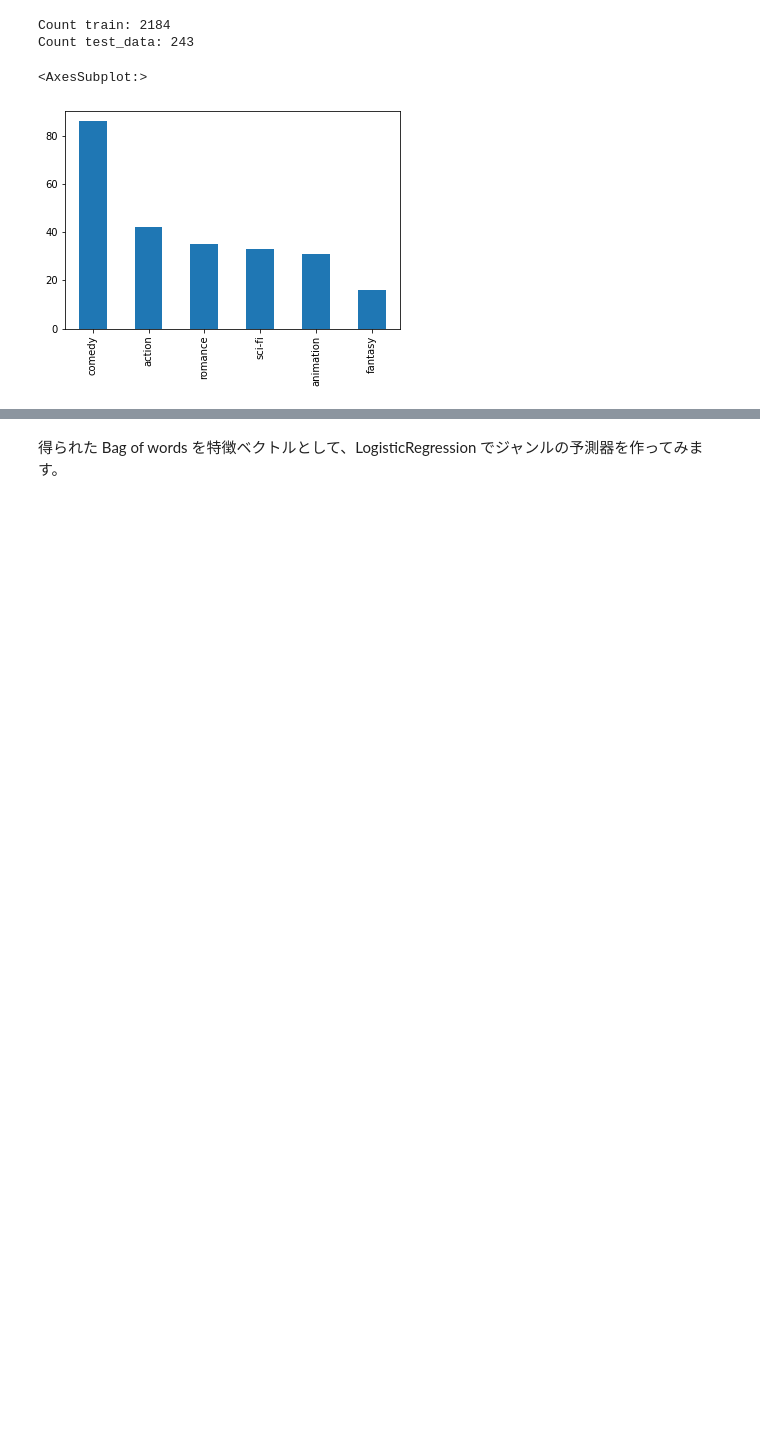
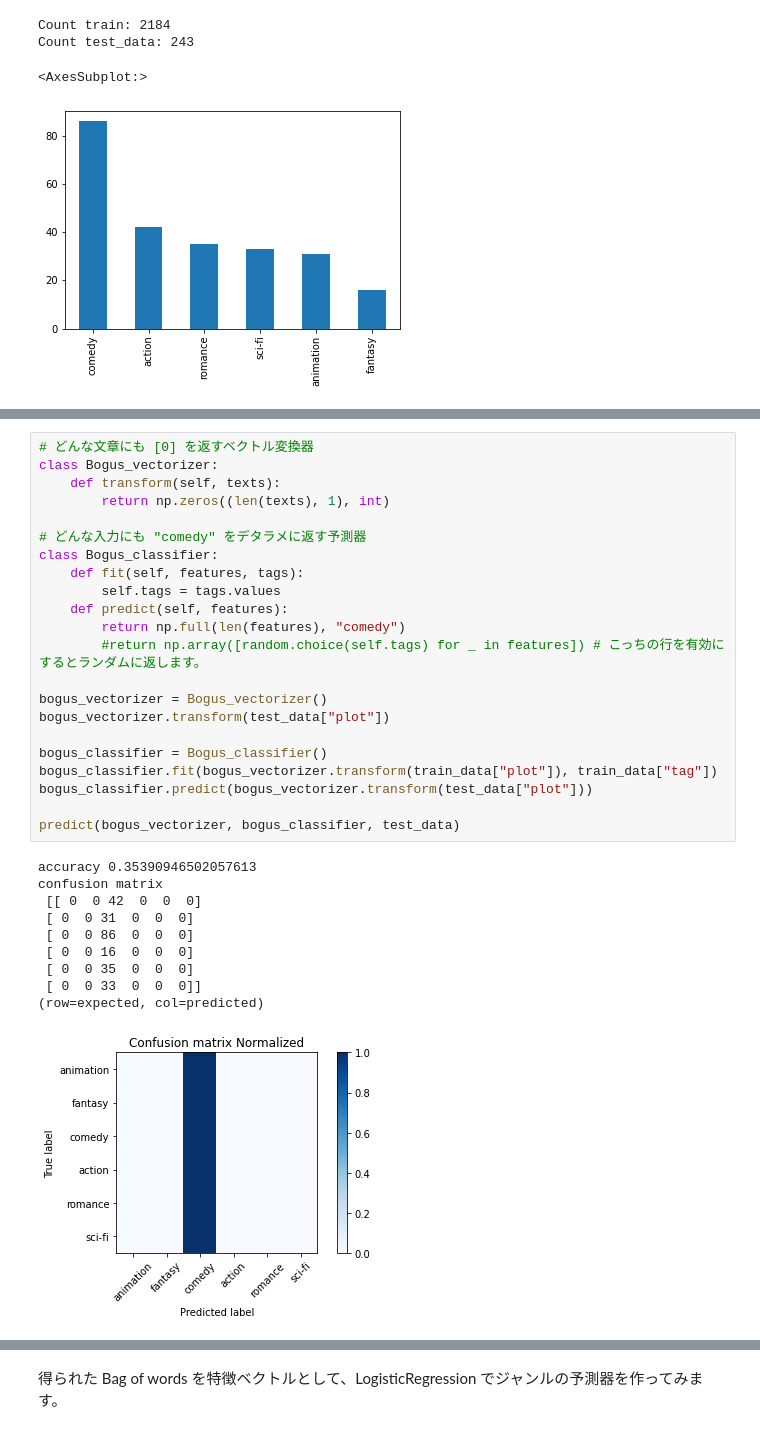
Before and after one commit to propella/gensim-word2vec-movie, a Jupyter notebook: notebooks/movie.ipynb, the cells around one changed output, grey strips where cells are left out. Drawn from its saved outputs; the diff is of its cells as text; blank space fills up the shorter version.

```diff
--- a/notebooks/movie.ipynb
+++ b/notebooks/movie.ipynb
@@ -97,0 +105,33 @@ def predict(vectorizer, classifier, data):
+# %%
+# どんな文章にも [0] を返すベクトル変換器
+class Bogus_vectorizer:
+    def transform(self, texts):
+        return np.zeros((len(texts), 1), int)
+
+# どんな入力にも "comedy" をデタラメに返す予測器
+class Bogus_classifier:
+    def fit(self, features, tags):
+        self.tags = tags.values
+    def predict(self, features):
+        return np.full(len(features), "comedy")
+        #return np.array([random.choice(self.tags) for _ in features]) # こっちの行を有効にするとランダムに返します。
+
+bogus_vectorizer = Bogus_vectorizer()
+bogus_vectorizer.transform(test_data["plot"])
+
+bogus_classifier = Bogus_classifier()
+bogus_classifier.fit(bogus_vectorizer.transform(train_data["plot"]), train_data["tag"])
+bogus_classifier.predict(bogus_vectorizer.transform(test_data["plot"]))
+
+predict(bogus_vectorizer, bogus_classifier, test_data)
+# %% [output]
+accuracy 0.35390946502057613
+confusion matrix
+ [[ 0  0 42  0  0  0]
+ [ 0  0 31  0  0  0]
+ [ 0  0 86  0  0  0]
+ [ 0  0 16  0  0  0]
+ [ 0  0 35  0  0  0]
+ [ 0  0 33  0  0  0]]
+(row=expected, col=predicted)
+[figure, added]
```
Also changed, not shown: parts of 26 cells of this notebook.
